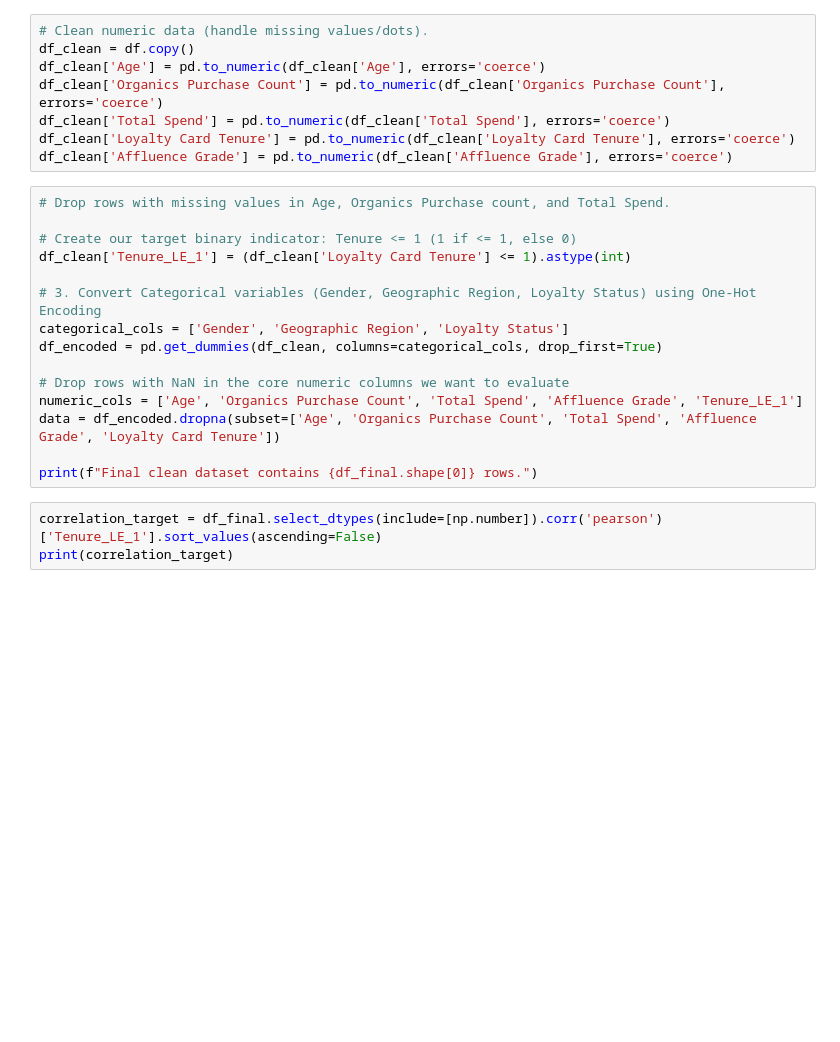
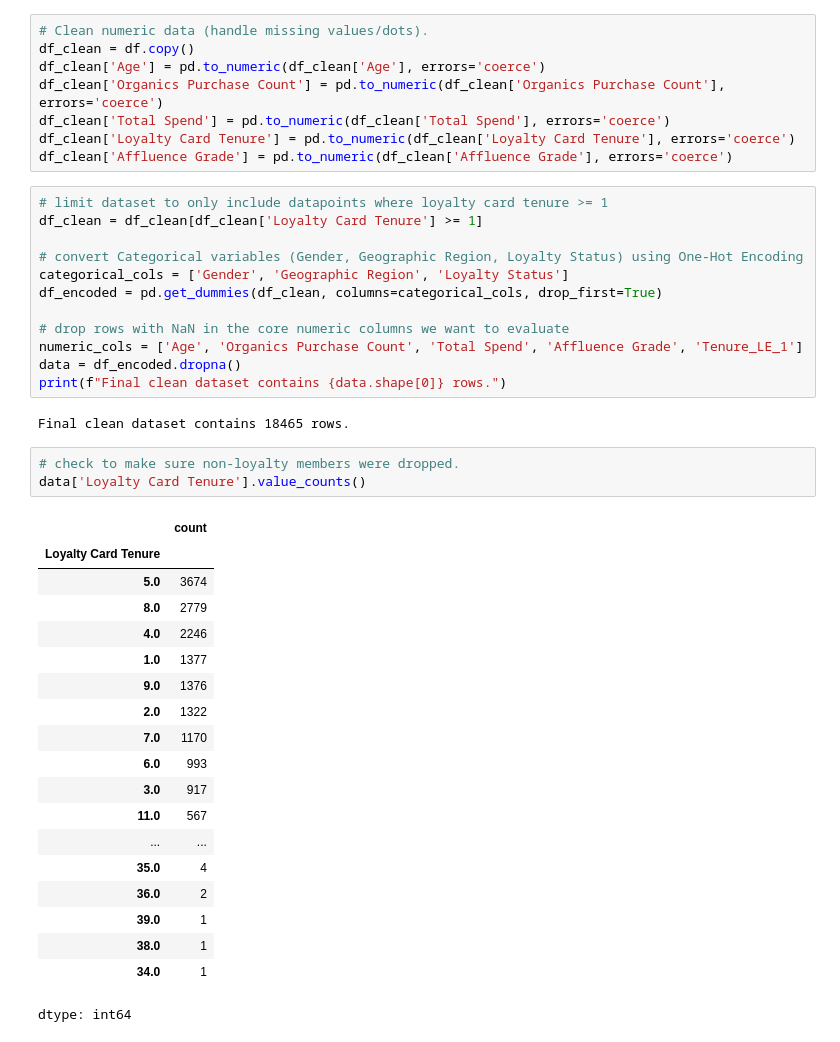
Before and after one commit to adavis11010/ban315green, a Jupyter notebook: organic_purchase_project.ipynb, the cells around one changed output. Drawn from its saved outputs; the diff is of its cells as text; blank space fills up the shorter version.

```diff
--- a/organic_purchase_project.ipynb
+++ b/organic_purchase_project.ipynb
@@ -26,20 +30,39 @@ df_clean['Total Spend'] = pd.to_numeric(df_clean['Total Spend'], errors='coerce'
 df_clean['Loyalty Card Tenure'] = pd.to_numeric(df_clean['Loyalty Card Tenure'], errors='coerce')
 df_clean['Affluence Grade'] = pd.to_numeric(df_clean['Affluence Grade'], errors='coerce')
 # %%
-# Drop rows with missing values in Age, Organics Purchase count, and Total Spend.
+# limit dataset to only include datapoints where loyalty card tenure >= 1
+df_clean = df_clean[df_clean['Loyalty Card Tenure'] >= 1]
 
-# Create our target binary indicator: Tenure <= 1 (1 if <= 1, else 0)
-df_clean['Tenure_LE_1'] = (df_clean['Loyalty Card Tenure'] <= 1).astype(int)
-
-# 3. Convert Categorical variables (Gender, Geographic Region, Loyalty Status) using One-Hot Encoding
+# convert Categorical variables (Gender, Geographic Region, Loyalty Status) using One-Hot Encoding
 categorical_cols = ['Gender', 'Geographic Region', 'Loyalty Status']
 df_encoded = pd.get_dummies(df_clean, columns=categorical_cols, drop_first=True)
 
-# Drop rows with NaN in the core numeric columns we want to evaluate
+# drop rows with NaN in the core numeric columns we want to evaluate
 numeric_cols = ['Age', 'Organics Purchase Count', 'Total Spend', 'Affluence Grade', 'Tenure_LE_1']
-data = df_encoded.dropna(subset=['Age', 'Organics Purchase Count', 'Total Spend', 'Affluence Grade', 'Loyalty Card Tenure'])
-
-print(f"Final clean dataset contains {df_final.shape[0]} rows.")
+data = df_encoded.dropna()
+print(f"Final clean dataset contains {data.shape[0]} rows.")
+# %% [output]
+Final clean dataset contains 18465 rows.
-# %%
-correlation_target = df_final.select_dtypes(include=[np.number]).corr('pearson')['Tenure_LE_1'].sort_values(ascending=False)
-print(correlation_target)
+# %%
+# check to make sure non-loyalty members were dropped.
+data['Loyalty Card Tenure'].value_counts()
+# %% [output]
+|  | count |
+| Loyalty Card Tenure |  |
+| 5.0 | 3674 |
+| 8.0 | 2779 |
+| 4.0 | 2246 |
+| 1.0 | 1377 |
+| 9.0 | 1376 |
+| 2.0 | 1322 |
+| 7.0 | 1170 |
+| 6.0 | 993 |
+| 3.0 | 917 |
+| 11.0 | 567 |
+| ... | ... |
+| 35.0 | 4 |
+| 36.0 | 2 |
+| 39.0 | 1 |
+| 38.0 | 1 |
+| 34.0 | 1 |
+dtype: int64
```
Also changed, not shown: parts of 9 cells of this notebook.
